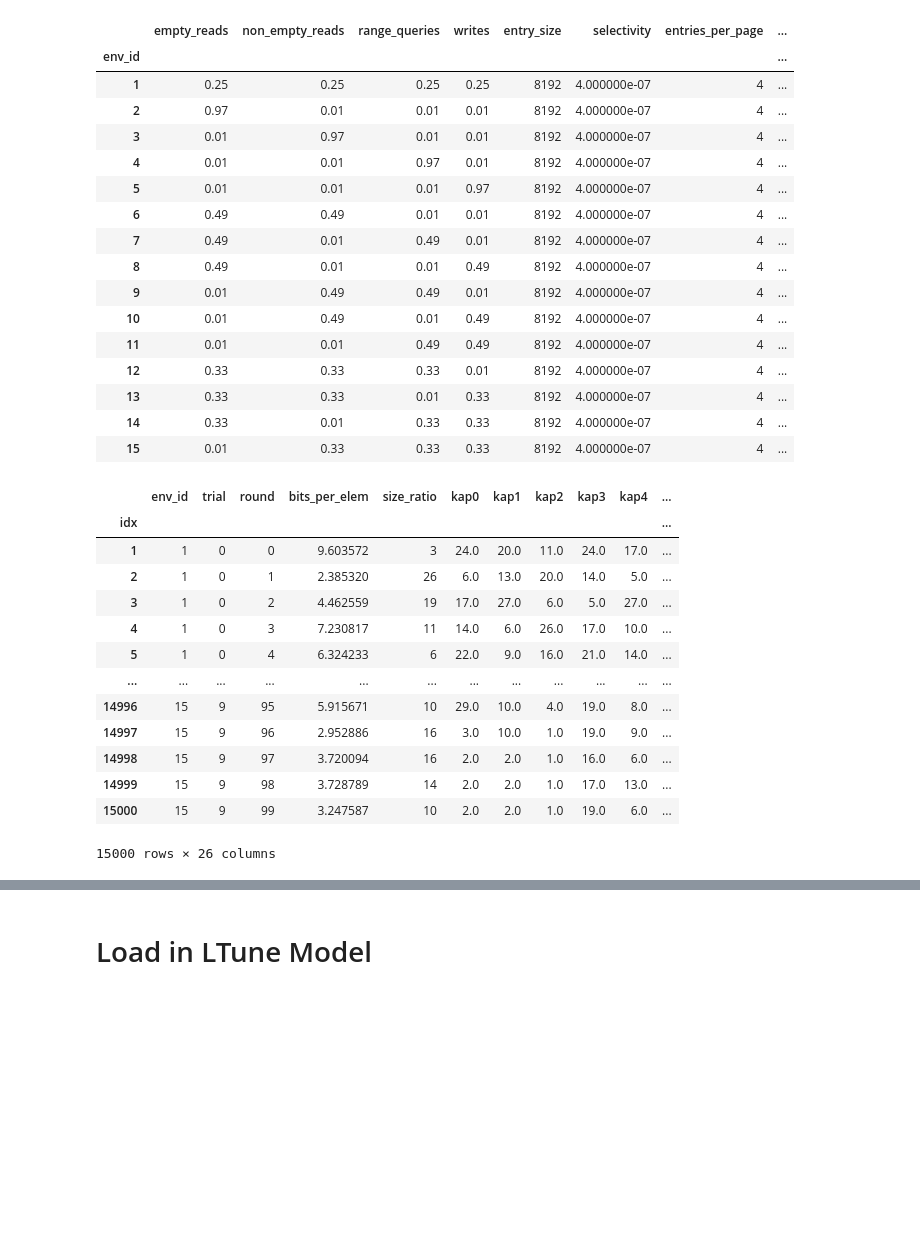
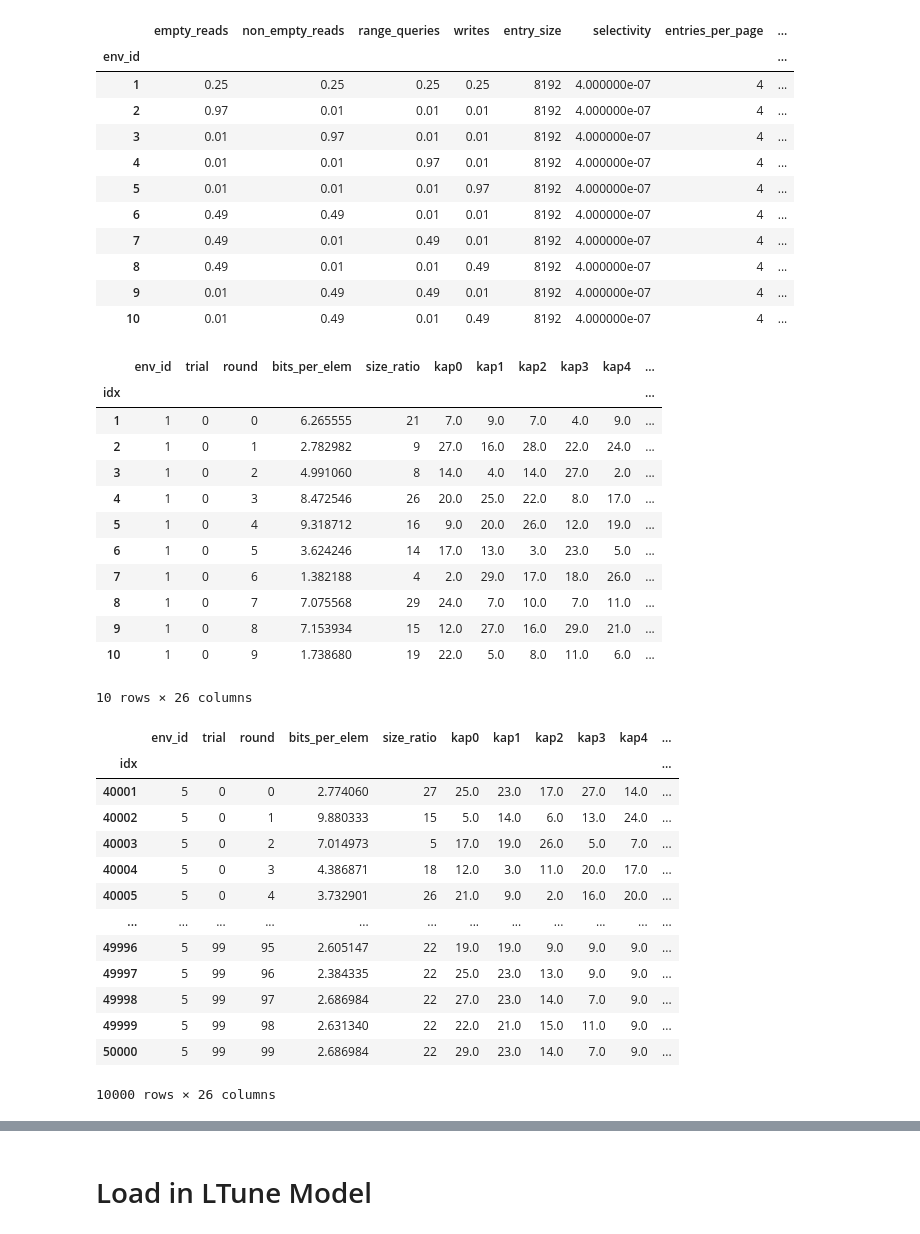
Before and after one commit to ephoris/endure-jupyter, a Jupyter notebook: experiments/mlos_sandbox.ipynb, the cells around one changed output, grey strips where cells are left out. Cells and saved outputs as stored; diff of their text form; code cells hidden in the pictures; blank space fills up the shorter version.

```diff
--- a/experiments/mlos_sandbox.ipynb
+++ b/experiments/mlos_sandbox.ipynb
@@ -18,7 +19,7 @@ from endure.lsm.types import Policy, System, LSMDesign, LSMBounds, Workload
 from endure.ltune.util import LTuneEvalUtil
 from endure.ltune.model import LTuneModelBuilder
 # %%
-connection = sqlite3.connect("../../mlos_exp.db")
+connection = sqlite3.connect("../../exp091024_100trials_init.db")
 cursor = connection.cursor()
 # %%
 env_table = pd.read_sql("SELECT * FROM environments;", connection, index_col="env_id")
@@ -26,5 +30,5 @@ run_table = pd.read_sql("SELECT * FROM tunings;", connection, index_col="idx")
 # %%
-env_table
+env_table.head(10)
 # %% [output]
 |  | empty_reads | non_empty_reads | range_queries | writes | entry_size | selectivity | entries_per_page | ... |
 | env_id |  |  |  |  |  |  |  | ... |
@@ -38,25 +42,36 @@ env_table
 | 8 | 0.49 | 0.01 | 0.01 | 0.49 | 8192 | 4.000000e-07 | 4 | ... |
 | 9 | 0.01 | 0.49 | 0.49 | 0.01 | 8192 | 4.000000e-07 | 4 | ... |
 | 10 | 0.01 | 0.49 | 0.01 | 0.49 | 8192 | 4.000000e-07 | 4 | ... |
-| 11 | 0.01 | 0.01 | 0.49 | 0.49 | 8192 | 4.000000e-07 | 4 | ... |
-| 12 | 0.33 | 0.33 | 0.33 | 0.01 | 8192 | 4.000000e-07 | 4 | ... |
-| 13 | 0.33 | 0.33 | 0.01 | 0.33 | 8192 | 4.000000e-07 | 4 | ... |
-| 14 | 0.33 | 0.01 | 0.33 | 0.33 | 8192 | 4.000000e-07 | 4 | ... |
-| 15 | 0.01 | 0.33 | 0.33 | 0.33 | 8192 | 4.000000e-07 | 4 | ... |
 # %%
-run_table
+run_table.head(10)
 # %% [output]
 |  | env_id | trial | round | bits_per_elem | size_ratio | kap0 | kap1 | kap2 | kap3 | kap4 | ... |
 | idx |  |  |  |  |  |  |  |  |  |  | ... |
-| 1 | 1 | 0 | 0 | 9.603572 | 3 | 24.0 | 20.0 | 11.0 | 24.0 | 17.0 | ... |
-| 2 | 1 | 0 | 1 | 2.385320 | 26 | 6.0 | 13.0 | 20.0 | 14.0 | 5.0 | ... |
-| 3 | 1 | 0 | 2 | 4.462559 | 19 | 17.0 | 27.0 | 6.0 | 5.0 | 27.0 | ... |
-| 4 | 1 | 0 | 3 | 7.230817 | 11 | 14.0 | 6.0 | 26.0 | 17.0 | 10.0 | ... |
-| 5 | 1 | 0 | 4 | 6.324233 | 6 | 22.0 | 9.0 | 16.0 | 21.0 | 14.0 | ... |
-| ... | ... | ... | ... | ... | ... | ... | ... | ... | ... | ... | ... |
-| 14996 | 15 | 9 | 95 | 5.915671 | 10 | 29.0 | 10.0 | 4.0 | 19.0 | 8.0 | ... |
-| 14997 | 15 | 9 | 96 | 2.952886 | 16 | 3.0 | 10.0 | 1.0 | 19.0 | 9.0 | ... |
-| 14998 | 15 | 9 | 97 | 3.720094 | 16 | 2.0 | 2.0 | 1.0 | 16.0 | 6.0 | ... |
-| 14999 | 15 | 9 | 98 | 3.728789 | 14 | 2.0 | 2.0 | 1.0 | 17.0 | 13.0 | ... |
-| 15000 | 15 | 9 | 99 | 3.247587 | 10 | 2.0 | 2.0 | 1.0 | 19.0 | 6.0 | ... |
+| 1 | 1 | 0 | 0 | 6.265555 | 21 | 7.0 | 9.0 | 7.0 | 4.0 | 9.0 | ... |
+| 2 | 1 | 0 | 1 | 2.782982 | 9 | 27.0 | 16.0 | 28.0 | 22.0 | 24.0 | ... |
+| 3 | 1 | 0 | 2 | 4.991060 | 8 | 14.0 | 4.0 | 14.0 | 27.0 | 2.0 | ... |
+| 4 | 1 | 0 | 3 | 8.472546 | 26 | 20.0 | 25.0 | 22.0 | 8.0 | 17.0 | ... |
+| 5 | 1 | 0 | 4 | 9.318712 | 16 | 9.0 | 20.0 | 26.0 | 12.0 | 19.0 | ... |
+| 6 | 1 | 0 | 5 | 3.624246 | 14 | 17.0 | 13.0 | 3.0 | 23.0 | 5.0 | ... |
+| 7 | 1 | 0 | 6 | 1.382188 | 4 | 2.0 | 29.0 | 17.0 | 18.0 | 26.0 | ... |
+| 8 | 1 | 0 | 7 | 7.075568 | 29 | 24.0 | 7.0 | 10.0 | 7.0 | 11.0 | ... |
+| 9 | 1 | 0 | 8 | 7.153934 | 15 | 12.0 | 27.0 | 16.0 | 29.0 | 21.0 | ... |
+| 10 | 1 | 0 | 9 | 1.738680 | 19 | 22.0 | 5.0 | 8.0 | 11.0 | 6.0 | ... |
-15000 rows × 26 columns
+10 rows × 26 columns
+# %%
+run_table.query("env_id == 5")
+# %% [output]
+|  | env_id | trial | round | bits_per_elem | size_ratio | kap0 | kap1 | kap2 | kap3 | kap4 | ... |
+| idx |  |  |  |  |  |  |  |  |  |  | ... |
+| 40001 | 5 | 0 | 0 | 2.774060 | 27 | 25.0 | 23.0 | 17.0 | 27.0 | 14.0 | ... |
+| 40002 | 5 | 0 | 1 | 9.880333 | 15 | 5.0 | 14.0 | 6.0 | 13.0 | 24.0 | ... |
+| 40003 | 5 | 0 | 2 | 7.014973 | 5 | 17.0 | 19.0 | 26.0 | 5.0 | 7.0 | ... |
+| 40004 | 5 | 0 | 3 | 4.386871 | 18 | 12.0 | 3.0 | 11.0 | 20.0 | 17.0 | ... |
+| 40005 | 5 | 0 | 4 | 3.732901 | 26 | 21.0 | 9.0 | 2.0 | 16.0 | 20.0 | ... |
+| ... | ... | ... | ... | ... | ... | ... | ... | ... | ... | ... | ... |
+| 49996 | 5 | 99 | 95 | 2.605147 | 22 | 19.0 | 19.0 | 9.0 | 9.0 | 9.0 | ... |
+| 49997 | 5 | 99 | 96 | 2.384335 | 22 | 25.0 | 23.0 | 13.0 | 9.0 | 9.0 | ... |
+| 49998 | 5 | 99 | 97 | 2.686984 | 22 | 27.0 | 23.0 | 14.0 | 7.0 | 9.0 | ... |
+| 49999 | 5 | 99 | 98 | 2.631340 | 22 | 22.0 | 21.0 | 15.0 | 11.0 | 9.0 | ... |
+| 50000 | 5 | 99 | 99 | 2.686984 | 22 | 29.0 | 23.0 | 14.0 | 7.0 | 9.0 | ... |
+10000 rows × 26 columns
```
Also changed, not shown: parts of 21 cells of this notebook.
